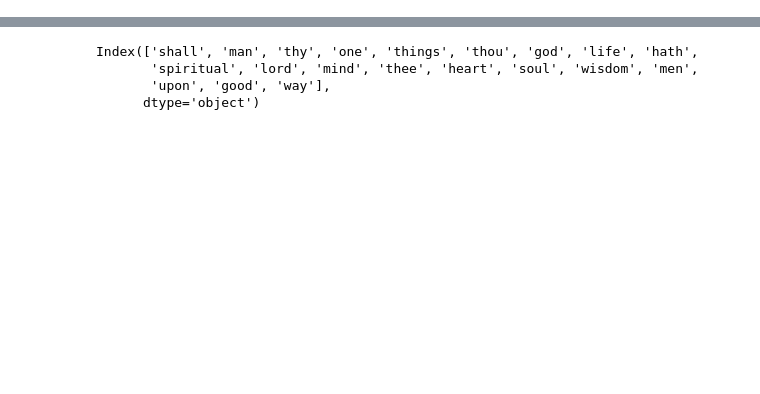
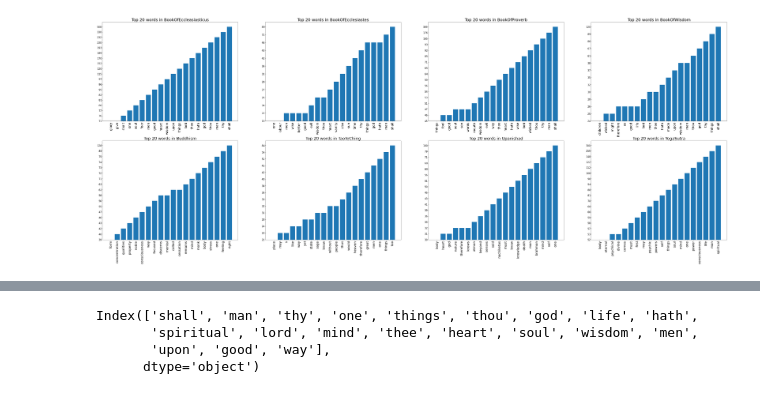
Before and after one commit to IshaanSD/dataHacks2021, a Jupyter notebook: datahacks.ipynb, the cells around one changed output, grey strips where cells are left out. Drawn from its saved outputs; the diff is of its cells as text; code cells hidden in the pictures; blank space fills up the shorter version.

```diff
--- a/datahacks.ipynb
+++ b/datahacks.ipynb
@@ -49,0 +81,31 @@ books_top20['Buddhism'],books_top20['TaoTeChing']
+# %%
+def top_twenty_words (cleaned_df):
+    data = {}
+    easier_table = cleaned_df.transpose()
+    book_names = easier_table.columns
+
+    fig, axs = plt.subplots(nrows=2, ncols=4,figsize=(70,25))
+
+
+    column = 0
+    row = 0
+
+    for book in book_names:
+        data[book] = easier_table[book].sort_values(ascending = False).head(20)
+
+        x = data[book]
+        x = np.array(list(x.items())).T
+        axs[row,column].tick_params('x',labelsize=20, rotation = 90)
+        axs[row,column].tick_params('y',labelsize=15, direction='in')
+        axs[row,column].bar(list(x[0])[::-1],list(x[1])[::-1])
+        axs[row,column].set_title('Top 20 words in '+book, size = 25)
+        if column == 3:
+            row = 1
+            column = -1
+
+        column+=1
+    plt.savefig('8_plots.jpg')
+# %%
+top_twenty_words(books_df)
+# %% [output]
+[figure, added]
```
Also changed, not shown: parts of 57 cells of this notebook, 9 other files.
